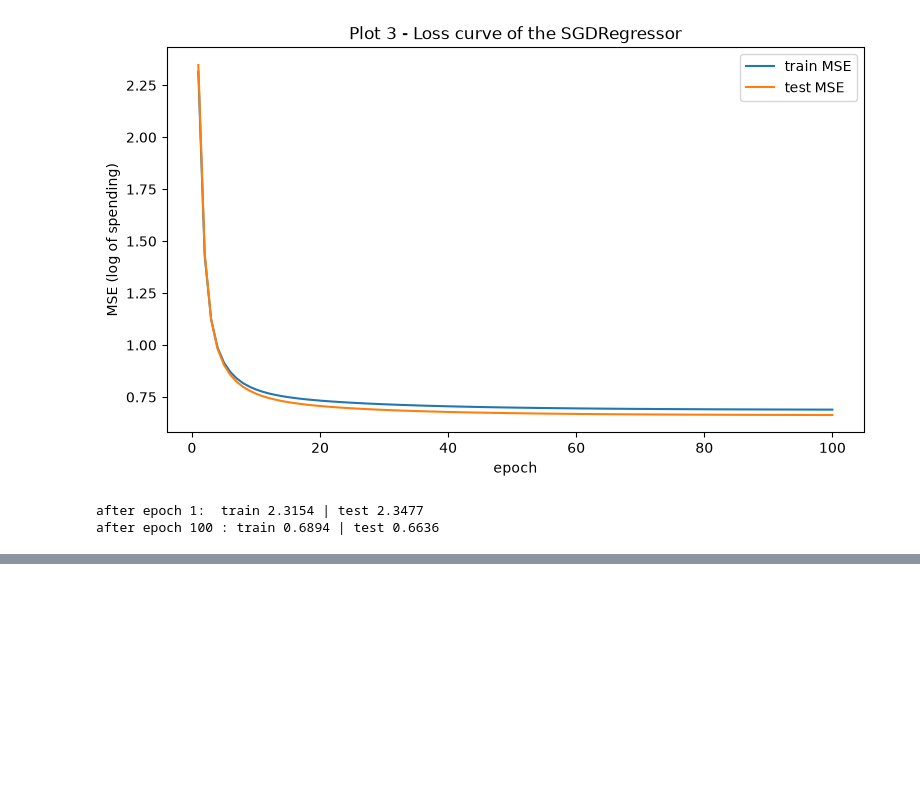
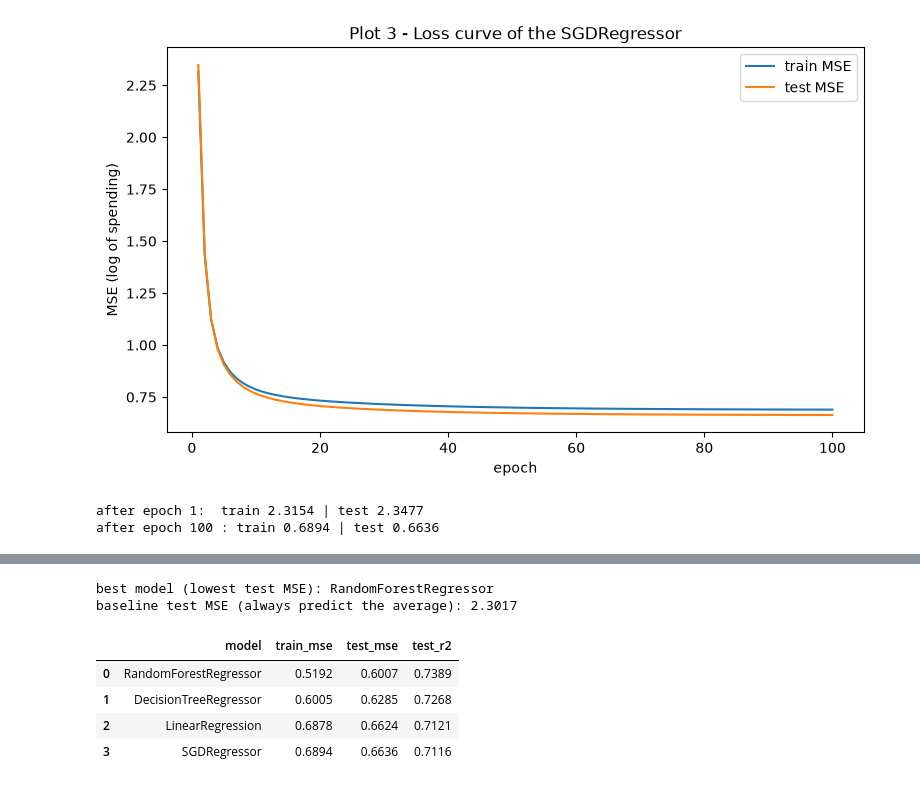
Before and after one commit to BonaneNIYIGENA/linear_regression_model, a Jupyter notebook: summative/linear_regression/multivariate.ipynb, the cells around one changed output, grey strips where cells are left out. Drawn from its saved outputs; the diff is of its cells as text; code cells hidden in the pictures; blank space fills up the shorter version.

```diff
--- a/summative/linear_regression/multivariate.ipynb
+++ b/summative/linear_regression/multivariate.ipynb
@@ -298,0 +363,36 @@ after epoch 100 : train 0.6894 | test 0.6636
+# %%
+tree = DecisionTreeRegressor(max_depth=int(best_tree["max_depth"]), min_samples_leaf=int(best_tree["min_samples_leaf"]),
+                             random_state=RANDOM_STATE).fit(x_train_s, y_train)
+forest = RandomForestRegressor(n_estimators=150, min_samples_leaf=int(best_forest["min_samples_leaf"]),
+                               max_features=float(best_forest["max_features"]), n_jobs=-1,
+                               random_state=RANDOM_STATE).fit(x_train_s, y_train)
+
+models = {
+    "SGDRegressor": sgd,
+    "LinearRegression": lin,
+    "DecisionTreeRegressor": tree,
+    "RandomForestRegressor": forest,
+}
+
+rows = []
+for name, model in models.items():
+    rows.append({"model": name,
+                 "train_mse": mean_squared_error(y_train, model.predict(x_train_s)),
+                 "test_mse": mean_squared_error(y_test, model.predict(x_test_s)),
+                 "test_r2": r2_score(y_test, model.predict(x_test_s))})
+
+results = pd.DataFrame(rows).sort_values("test_mse").reset_index(drop=True)
+BEST_NAME = results.loc[0, "model"]
+
+baseline = mean_squared_error(y_test, np.full(len(y_test), y_train.mean()))
+print("best model (lowest test MSE):", BEST_NAME)
+print("baseline test MSE (always predict the average):", round(baseline, 4))
+results.round(4)
+# %% [output]
+best model (lowest test MSE): RandomForestRegressor
+baseline test MSE (always predict the average): 2.3017
+|  | model | train_mse | test_mse | test_r2 |
+| 0 | RandomForestRegressor | 0.5192 | 0.6007 | 0.7389 |
+| 1 | DecisionTreeRegressor | 0.6005 | 0.6285 | 0.7268 |
+| 2 | LinearRegression | 0.6878 | 0.6624 | 0.7121 |
+| 3 | SGDRegressor | 0.6894 | 0.6636 | 0.7116 |
```
Also changed, not shown: parts of 4 cells of this notebook.
